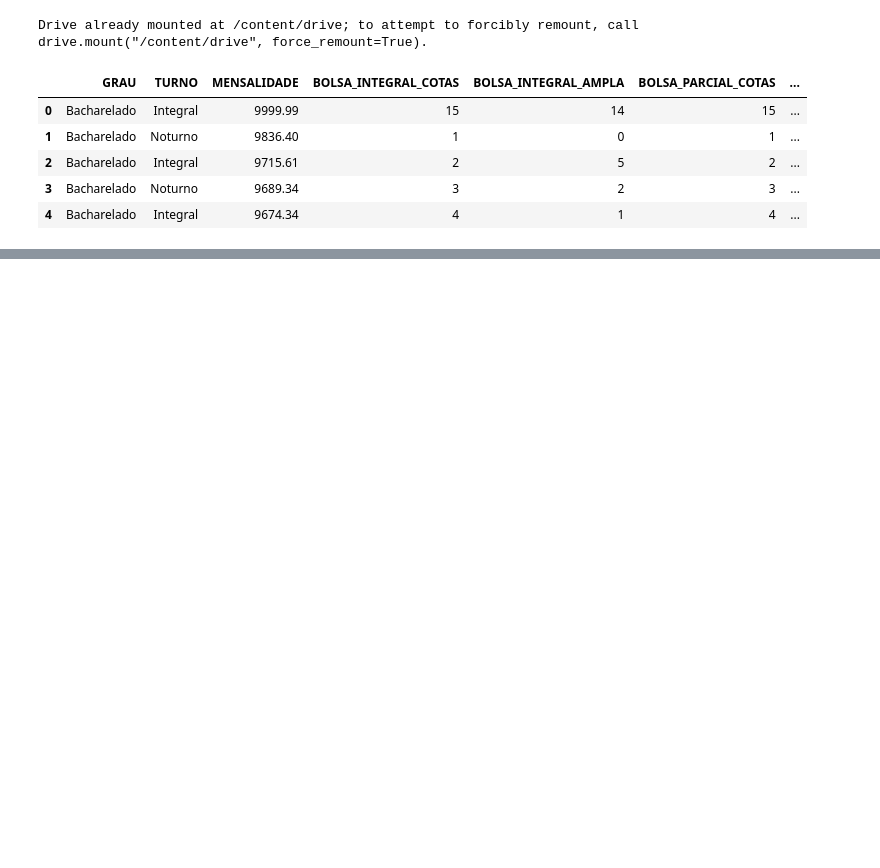
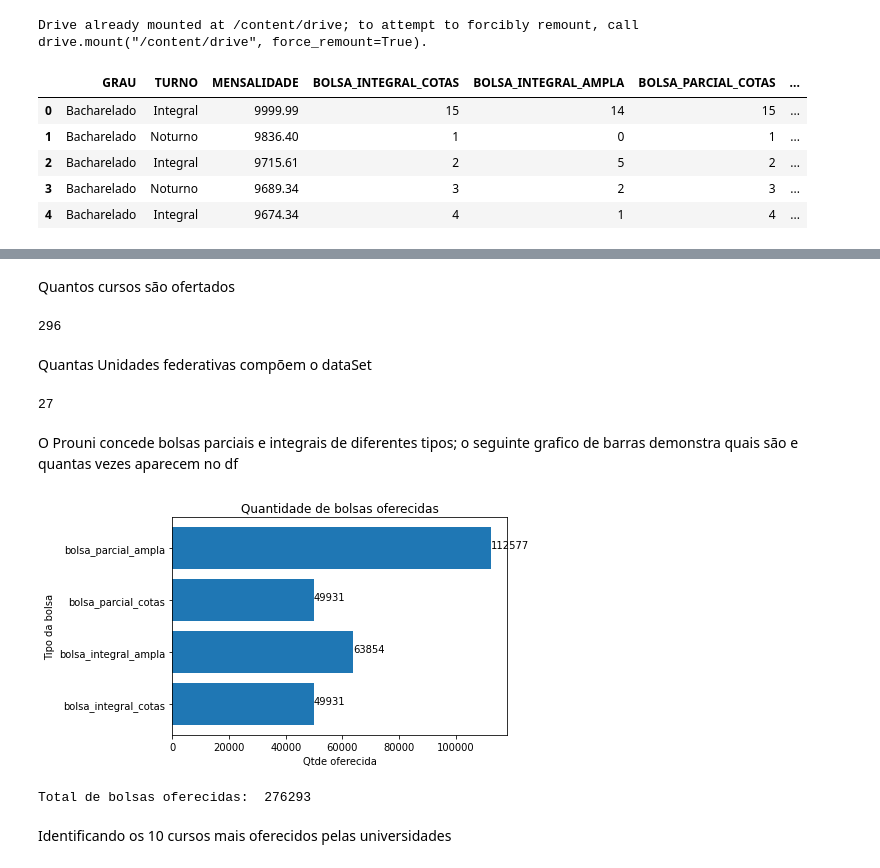
Before and after one commit to Athosmfr/prouniDataScienceUP, a Jupyter notebook: AnaliseExploratoria_Prouni.ipynb, the cells around one changed output, grey strips where cells are left out. Cells and saved outputs as stored; diff of their text form; code cells hidden in the pictures; blank space fills up the shorter version.

Commit message:
analise descritiva 01

```diff
--- a/AnaliseExploratoria_Prouni.ipynb
+++ b/AnaliseExploratoria_Prouni.ipynb
@@ -80,0 +73,42 @@ Name: CURSO_BUSCA, dtype: int64
+# %% [markdown]
+Quantos cursos são ofertados
+# %%
+len(df_analise.groupby(["CURSO_BUSCA"]).size())
+# %% [output]
+296
+# %% [markdown]
+Quantas Unidades federativas compõem o dataSet
+# %%
+len(df_analise.groupby(["UF_BUSCA"]).size())
+# %% [output]
+27
+# %% [markdown]
+O Prouni concede bolsas parciais e integrais de diferentes tipos; o seguinte grafico de barras demonstra quais são e quantas vezes aparecem no df
+# %%
+#quantidade de BOLSA_INTEGRAL_COTAS, BOLSA_INTEGRAL_AMPLA, BOLSA_PARCIAL_COTAS e BOLSA_PARCIAL_AMPLA
+
+#construindo eixos
+x = ['bolsa_integral_cotas', 'bolsa_integral_ampla', 'bolsa_parcial_cotas', 'bolsa_parcial_ampla']
+y = [df_analise['BOLSA_INTEGRAL_COTAS'].sum(), df_analise['BOLSA_INTEGRAL_AMPLA'].sum(), df_analise['BOLSA_PARCIAL_COTAS'].sum(), df_analise['BOLSA_PARCIAL_AMPLA'].sum()]
+
+#plot horizontal bar
+plt.barh(x,y)
+
+plt.title('Quantidade de bolsas oferecidas')
+plt.ylabel('Tipo da bolsa')
+plt.xlabel('Qtde oferecida')
+
+#gerando numeração da quantidade de itens
+for index, value in enumerate(y):
+    plt.text(value, index,
+             str(value))
+
+# Display
+plt.show()
+
+print("\nTotal de bolsas oferecidas: ", np.sum(y))
+# %% [output]
+[figure, added]
+Total de bolsas oferecidas:  276293
+# %% [markdown]
+Identificando os 10 cursos mais oferecidos pelas universidades
```
Also changed, not shown: parts of 27 cells of this notebook.
